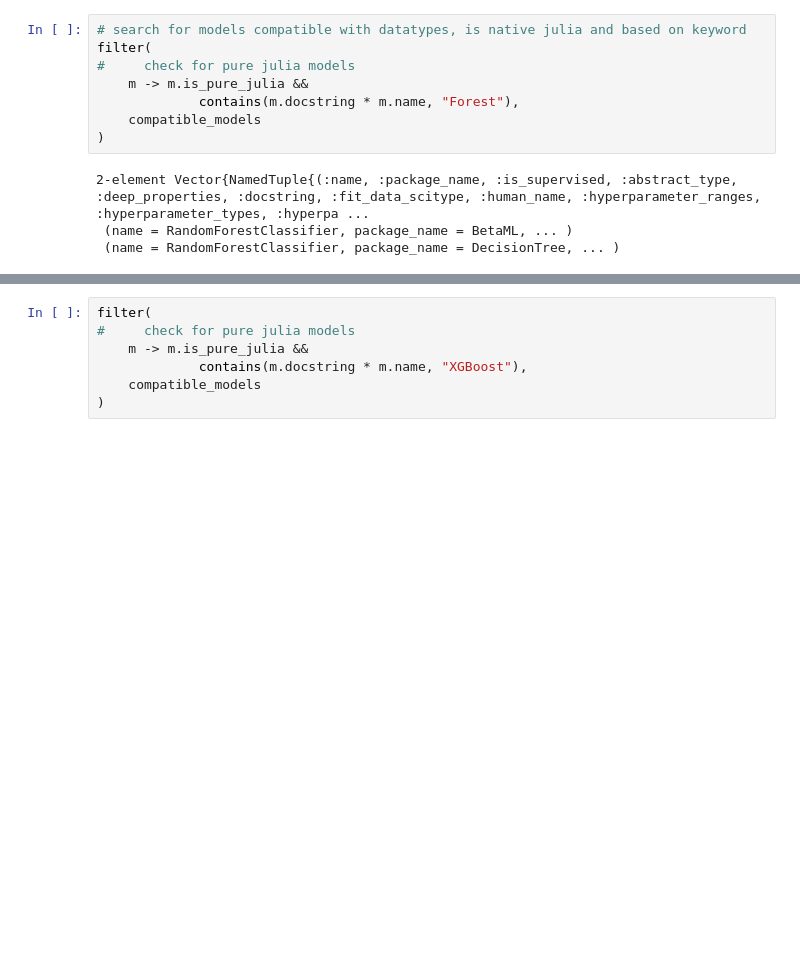
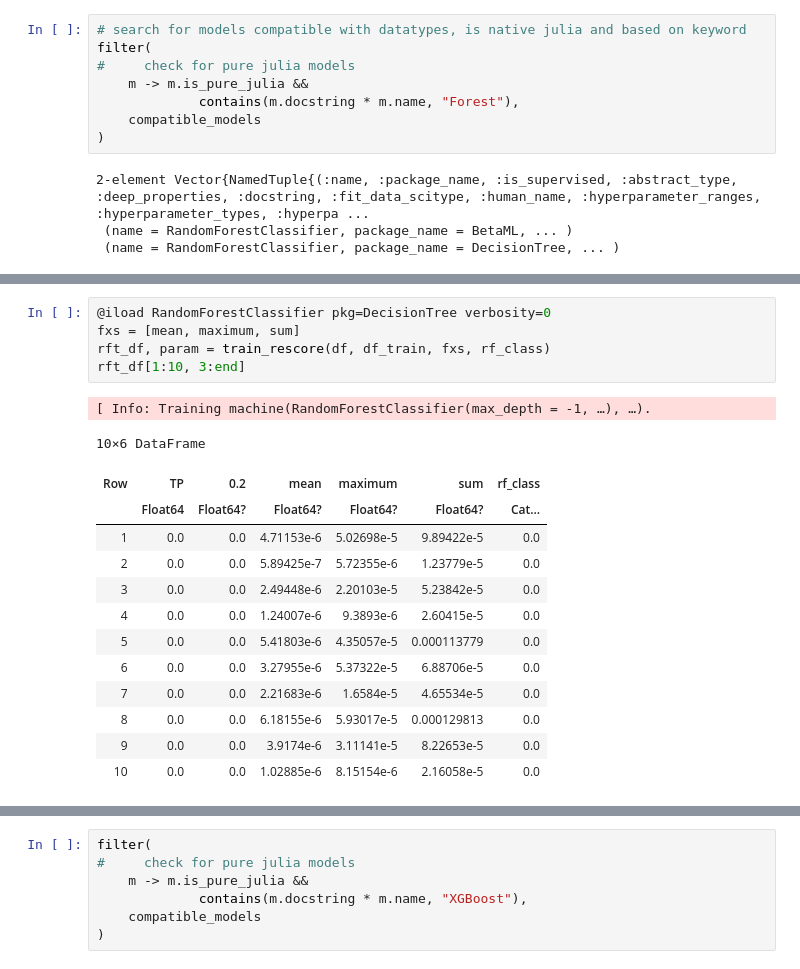
Before and after one commit to fnmelo/Bioinf_2, a Jupyter notebook: simspread_timesplit_predictions_optimization.ipynb, the cells around one changed output, grey strips where cells are left out. Drawn from its saved outputs; the diff is of its cells as text; blank space fills up the shorter version.

```diff
--- a/simspread_timesplit_predictions_optimization.ipynb
+++ b/simspread_timesplit_predictions_optimization.ipynb
@@ -489,0 +656,20 @@ Avg Depth:  39.89,), 9×6 DataFrame
+# %%
+@iload RandomForestClassifier pkg=DecisionTree verbosity=0
+fxs = [mean, maximum, sum]
+rft_df, param = train_rescore(df, df_train, fxs, rf_class)
+rft_df[1:10, 3:end]
+# %% [output]
+[ Info: Training machine(RandomForestClassifier(max_depth = -1, …), …).
+10×6 DataFrame
+| Row | TP | 0.2 | mean | maximum | sum | rf_class |
+|  | Float64 | Float64? | Float64? | Float64? | Float64? | Cat… |
+| 1 | 0.0 | 0.0 | 4.71153e-6 | 5.02698e-5 | 9.89422e-5 | 0.0 |
+| 2 | 0.0 | 0.0 | 5.89425e-7 | 5.72355e-6 | 1.23779e-5 | 0.0 |
+| 3 | 0.0 | 0.0 | 2.49448e-6 | 2.20103e-5 | 5.23842e-5 | 0.0 |
+| 4 | 0.0 | 0.0 | 1.24007e-6 | 9.3893e-6 | 2.60415e-5 | 0.0 |
+| 5 | 0.0 | 0.0 | 5.41803e-6 | 4.35057e-5 | 0.000113779 | 0.0 |
+| 6 | 0.0 | 0.0 | 3.27955e-6 | 5.37322e-5 | 6.88706e-5 | 0.0 |
+| 7 | 0.0 | 0.0 | 2.21683e-6 | 1.6584e-5 | 4.65534e-5 | 0.0 |
+| 8 | 0.0 | 0.0 | 6.18155e-6 | 5.93017e-5 | 0.000129813 | 0.0 |
+| 9 | 0.0 | 0.0 | 3.9174e-6 | 3.11141e-5 | 8.22653e-5 | 0.0 |
+| 10 | 0.0 | 0.0 | 1.02885e-6 | 8.15154e-6 | 2.16058e-5 | 0.0 |
```
Also changed, not shown: parts of 20 cells of this notebook.
